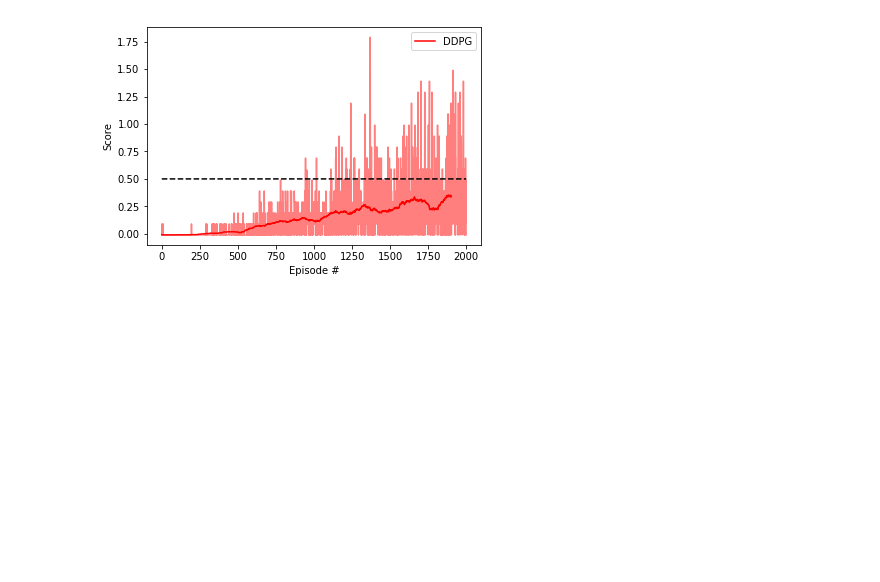
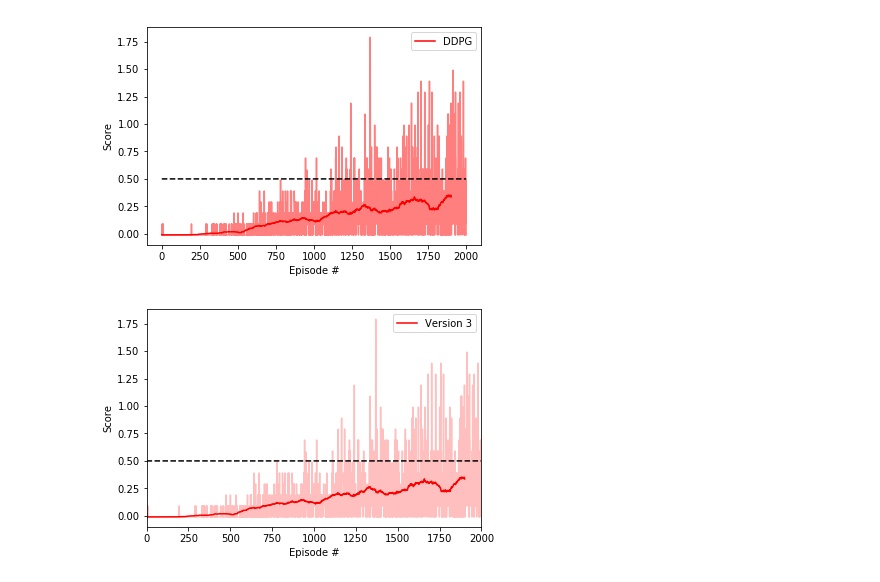
Before and after one commit to Brandon-HY-Lin/deep-reinforcement-learning, a Jupyter notebook: p3_collab-compet/DDPG/Tennis_DDPG_version_3.ipynb, the cells around one changed output. Cells and saved outputs as stored; diff of their text form; code cells hidden in the pictures; blank space fills up the shorter version.

```diff
--- a/p3_collab-compet/DDPG/Tennis_DDPG_version_3.ipynb
+++ b/p3_collab-compet/DDPG/Tennis_DDPG_version_3.ipynb
@@ -868,3 +296,22 @@ Average Score: 0.3359   Total Time=0:19:49.058343
 utils.plot_scores(score_parcels, size_window=100, show_origin=True)
 # %% [output]
 [figure]
+# %%
+%load_ext autoreload
+%autoreload 2
+
+%matplotlib inline
+import matplotlib.pyplot as plt
+
+from utils import utils
+from utils.utils import ScoreParcels
+
+score_parcels = [ScoreParcels('Version 3', './logs/log_DDPG_version_3.pickle', 'r'),]
+
+utils.plot_scores_v2(score_parcels,
+                  size_window=100,
+                 show_origin=True,
+                show_episode_on_label=True,
+                margin=0)
+# %% [output]
+[figure, added]
```
Also changed, not shown: parts of 4 cells of this notebook, 28 other files.
